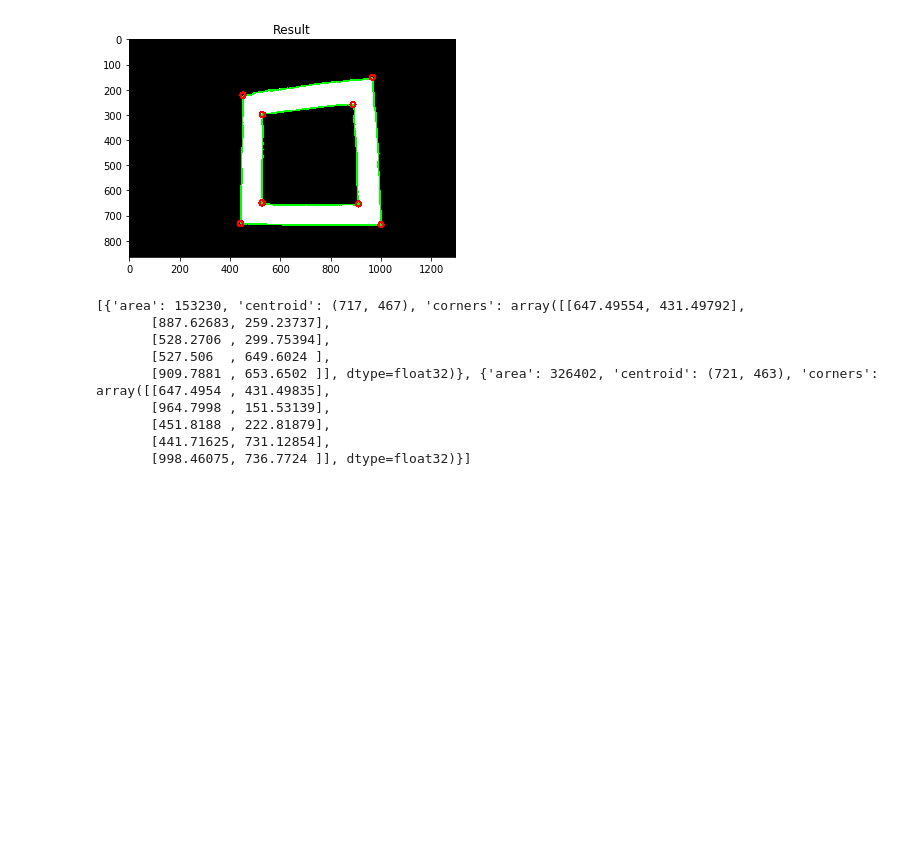
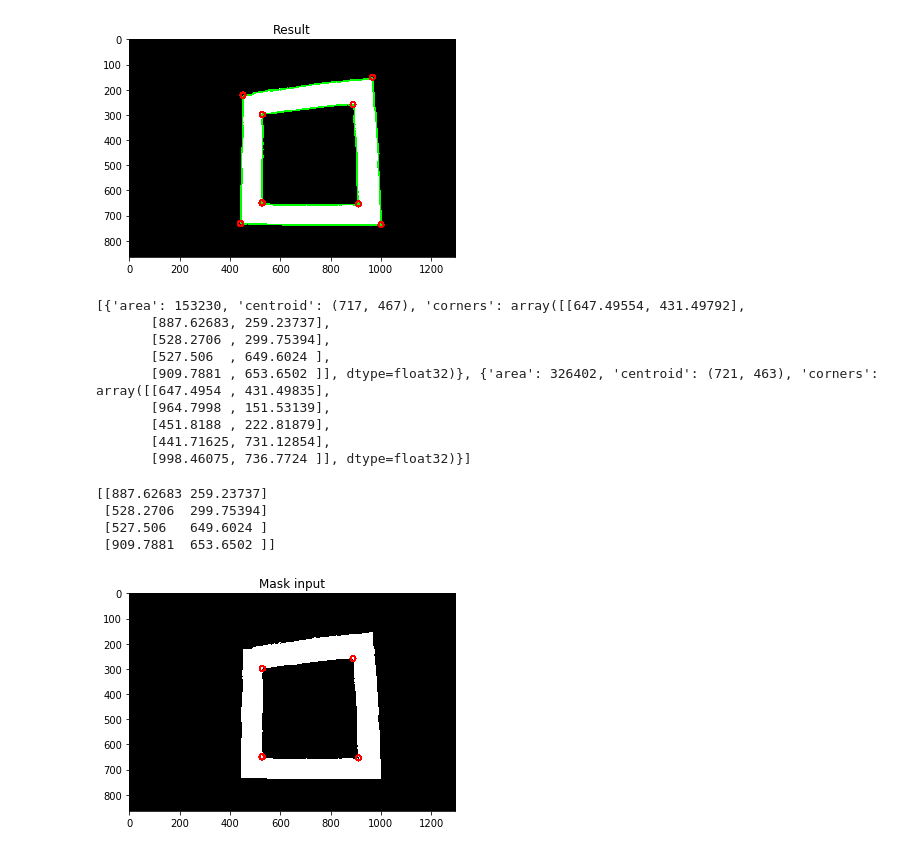
Before and after one commit to Veilkrand/AlphaPilot_test2, a Jupyter notebook: Quadrilateral Corners/Test Quadrilateral Corners.ipynb, the cells around one changed output. Drawn from its saved outputs; the diff is of its cells as text; code cells hidden in the pictures; blank space fills up the shorter version.

```diff
--- a/Quadrilateral Corners/Test Quadrilateral Corners.ipynb
+++ b/Quadrilateral Corners/Test Quadrilateral Corners.ipynb
@@ -115,0 +116,30 @@ print(results)
+# %%
+def draw_points_array(image, points):
+    for i in range(0, len(points)):
+        cv2.circle(image, (int(points[i,0]), int(points[i,1])), 10, (255,0,0), 7)
+    return image
+
+def get_inner_area_corners_from_results(results):
+    assert len(results)==2, 'I got more than 2 shapes for a gate...'
+    inner_shape = None
+    if results[0]['area'] > results[1]['area']:
+        inner_shape = results[1]
+    else:
+        inner_shape = results[0]
+    corners = inner_shape['corners'][1:]
+    return corners
+
+corners = get_inner_area_corners_from_results(results)
+print(corners)
+
+img_solution = draw_points_array(img.copy(), corners)
+
+plt.imshow(img_solution)
+plt.title('Mask input')
+plt.show()
+# %% [output]
+[[887.62683 259.23737]
+ [528.2706  299.75394]
+ [527.506   649.6024 ]
+ [909.7881  653.6502 ]]
+[figure, added]
```
Also changed, not shown: parts of 2 cells of this notebook.
